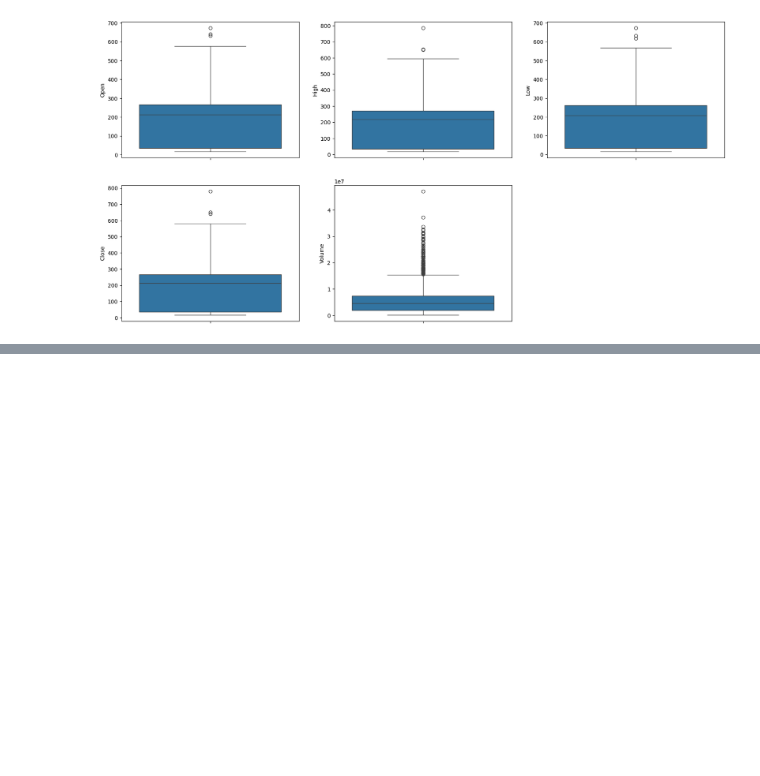
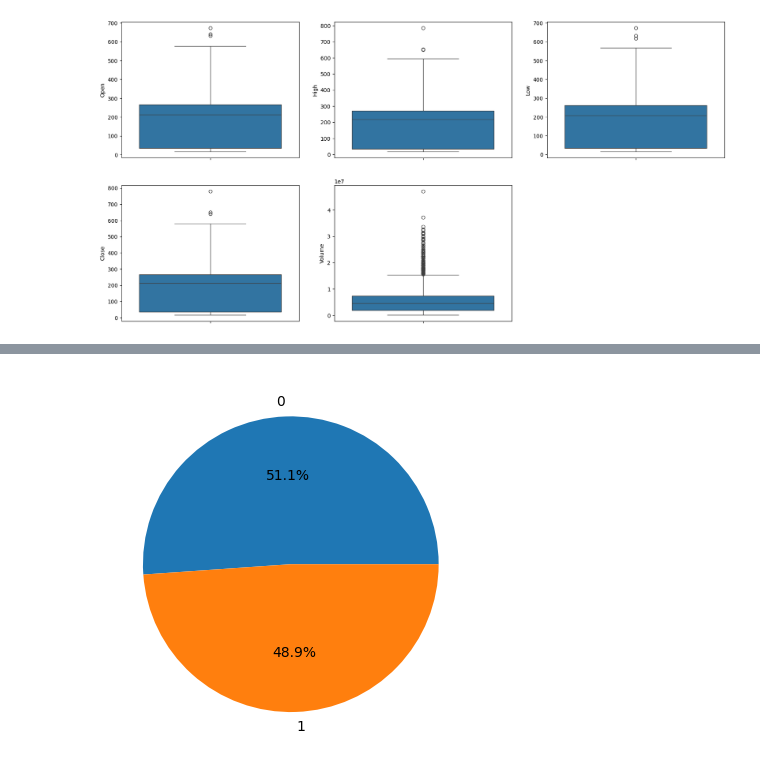
Before and after one commit to Priya-gawhane/Machine-learning-prediction-Models-Projects, a Jupyter notebook: Stock_price_prediction.ipynb, the cells around one changed output, grey strips where cells are left out. Cells and saved outputs as stored; diff of their text form; code cells hidden in the pictures; blank space fills up the shorter version.

```diff
--- a/Stock_price_prediction.ipynb
+++ b/Stock_price_prediction.ipynb
@@ -135,0 +181,10 @@ stock_data['year'] = pd.to_datetime(splitted[0]).dt.year
+# %%
+stock_data['open-close']  = stock_data['Open'] - stock_data['Close']
+stock_data['low-high']  = stock_data['Low'] - stock_data['High']
+stock_data['target'] = np.where(stock_data['Close'].shift(-1) > stock_data['Close'], 1, 0)
+# %%
+plt.pie(stock_data['target'].value_counts().values,
+        labels=[0, 1], autopct='%1.1f%%')
+plt.show()
+# %% [output]
+[figure, added]
```
Also changed, not shown: parts of 20 cells of this notebook.
